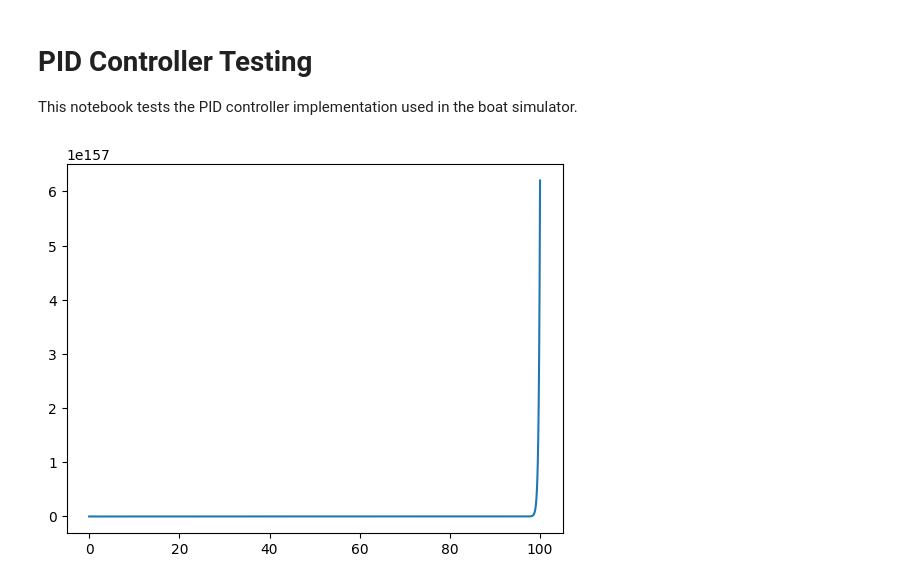
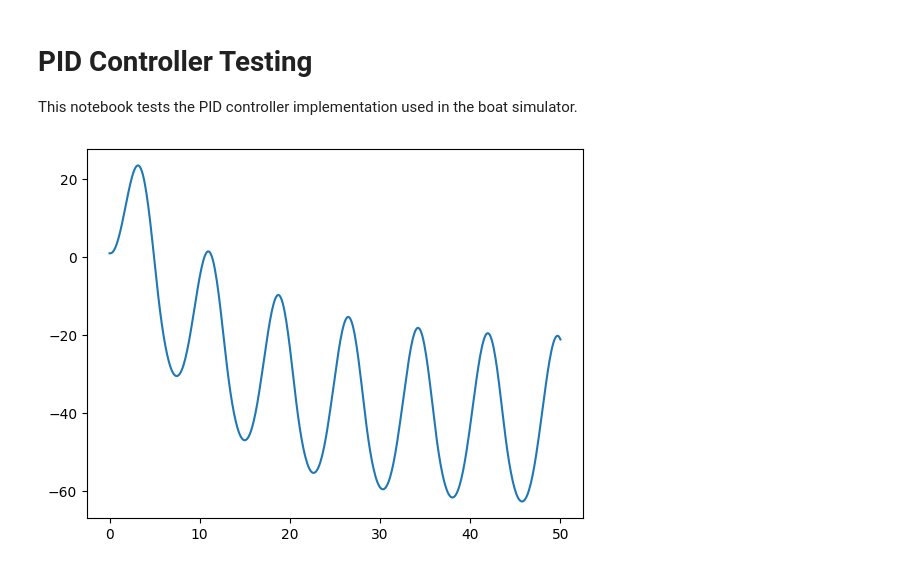
Before and after one commit to UBCSailbot/boat-simulator, a Jupyter notebook: boat_simulator/nodes/low_level_control/test.ipynb, the cells around one changed output. Drawn from its saved outputs; the diff is of its cells as text; code cells hidden in the pictures.

```diff
--- a/boat_simulator/nodes/low_level_control/test.ipynb
+++ b/boat_simulator/nodes/low_level_control/test.ipynb
@@ -16,11 +16,13 @@ class RobotArm:
 
         self.times = list()
         self.positions = list()
+        self.forces = list()
 
     def run(self, num_steps, start_upward_force):
         # Fill in values for time 0
         self.times.append(0)
         self.positions.append(self.start_position)
+        self.forces.append(0)
 
         # Define starting kinematics
         prev_acceleration = 0
@@ -40,17 +42,19 @@ class RobotArm:
             velocity = self.__compute_velocity(prev_velocity, prev_acceleration)
             position = self.__compute_position(prev_position, prev_velocity, prev_acceleration)
 
-            # Step 3: Add all new data to arrays
+            # Step 3: Update the force
+            new_force = force - feedback
+            if new_force >= 0:
+                force = new_force
+            else:
+                force = 0
 
+            # Step 4: Add all new data to arrays
             self.times.append(current_time)
             self.positions.append(position)
-
-            # Step 4: Update the force
-
-            force += feedback
+            self.forces.append(force)
 
             # Step 5: Update the previous kinematic values to be the newly computed ones
-
             prev_position = position
             prev_velocity = velocity
             prev_acceleration = acceleration
@@ -142,23 +146,26 @@ class RobotArm:
 # %%
 from matplotlib import pyplot as plt
 from boat_simulator.nodes.low_level_control.control import RobotPID
 
-pid = RobotPID(kp=10, ki=0, kd=0, time_period=0.1, buf_size=50, sum_threshold=10)
+dt = 0.1
+
+pid = RobotPID(kp=0.01, ki=0, kd=0.1, time_period=dt, buf_size=50, sum_threshold=10)
 robot = RobotArm(
     pid=pid,
     mass=1,
     start_position=1,
     target_position=0,
-    dt=0.1,
+    dt=dt,
 )
 
 breakpoint()
 
-x, y = robot.run(num_steps=1000, start_upward_force=0)
+x, y = robot.run(num_steps=500, start_upward_force=0)
 
 plt.plot(x, y)
+# plt.plot(x, robot.forces)
 
 # function to show the plot
 plt.show()
 # %% [output]
-[figure, old version]
+[figure, new version]
```
